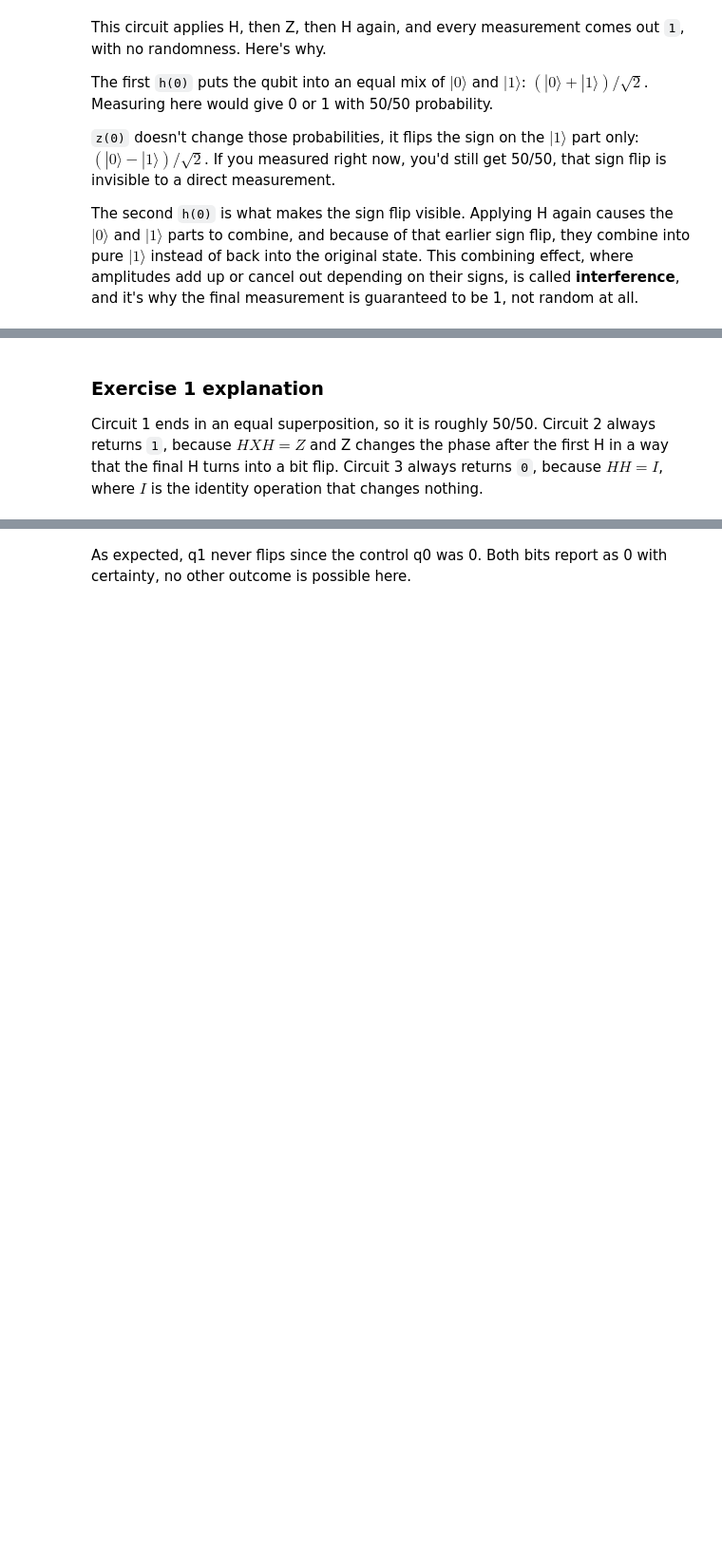
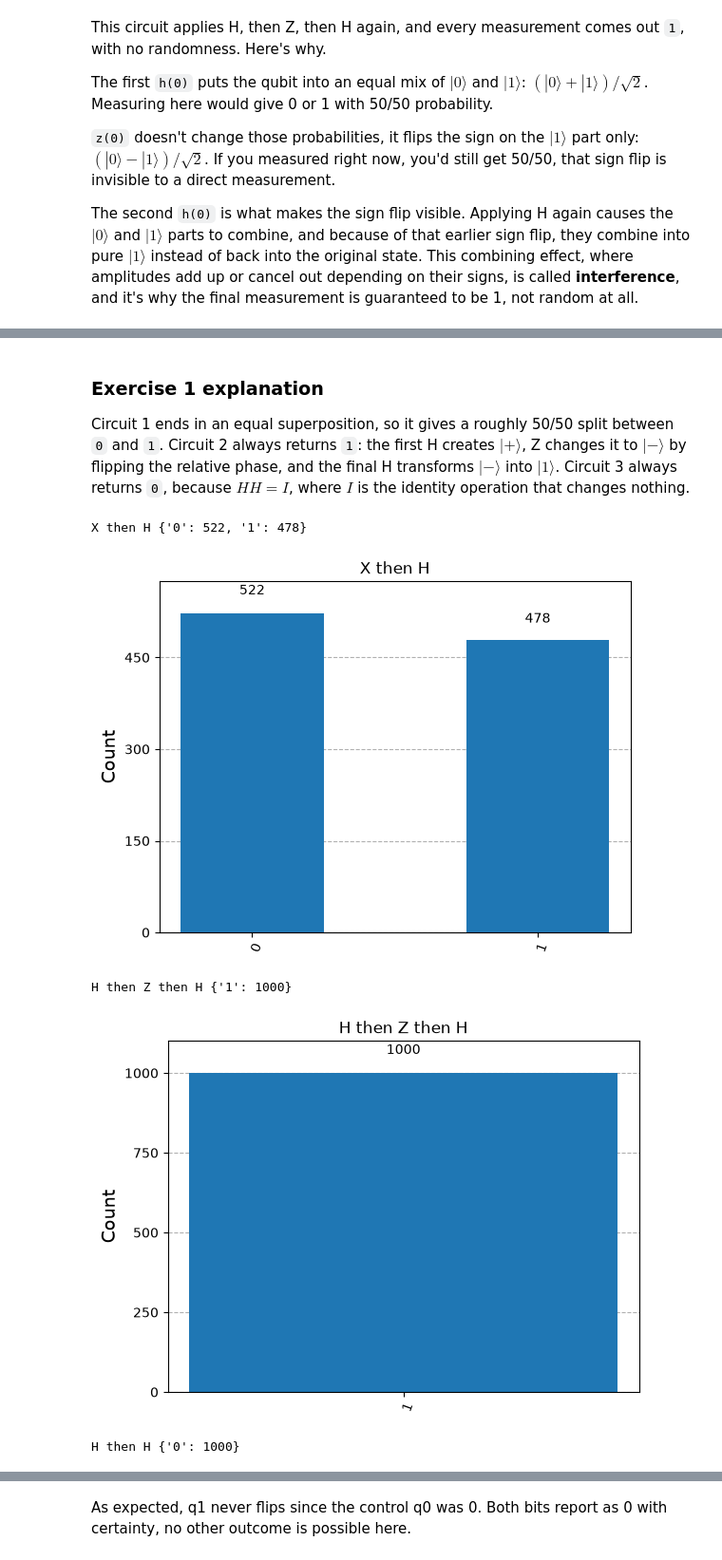
Before and after one commit to aanxnd/zero-to-shor, a Jupyter notebook: intro_to_quantum_with_qiskit_beginner_edition (1).ipynb, the cells around one changed output, grey strips where cells are left out. Shown at 95% size. Cells and saved outputs as stored; diff of their text form; code cells hidden in the pictures; blank space fills up the shorter version.

```diff
--- a/intro_to_quantum_with_qiskit_beginner_edition (1).ipynb
+++ b/intro_to_quantum_with_qiskit_beginner_edition (1).ipynb
@@ -244,10 +244,10 @@ run_one_qubit(qc1, "1. X then H:")
 
 qc2 = QuantumCircuit(1, 1)
 qc2.h(0)
-qc2.x(0)
+qc2.z(0)
 qc2.h(0)
 qc2.measure(0, 0)
-run_one_qubit(qc2, "2. H then X then H:")
+run_one_qubit(qc2, "2. H then Z then H:")
 
 qc3 = QuantumCircuit(1, 1)
 qc3.h(0)
@@ -257,11 +261,17 @@ run_one_qubit(qc3, "3. H then H:"); # Semicolon suppresses the duplicate auto-pr
 # %% [markdown]
 ### Exercise 1 explanation
 
-Circuit 1 ends in an equal superposition, so it is roughly 50/50. Circuit 2 always returns `1`, because $HXH=Z$ and Z changes the phase after the first H in a way that the final H turns into a bit flip. Circuit 3 always returns `0`, because $HH=I$, where $I$ is the identity operation that changes nothing.
+Circuit 1 ends in an equal superposition, so it gives a roughly 50/50 split between `0` and `1`. Circuit 2 always returns `1`: the first H creates $|+\rangle$, Z changes it to $|-\rangle$ by flipping the relative phase, and the final H transforms $|-\rangle$ into $|1\rangle$. Circuit 3 always returns `0`, because $HH=I$, where $I$ is the identity operation that changes nothing.
 # %%
 # Exercise 1 solution visualized as three histograms.
-for circuit, label in [(qc1, "X then H"), (qc2, "H then X then H"), (qc3, "H then H")]:
+for circuit, label in [(qc1, "X then H"), (qc2, "H then Z then H"), (qc3, "H then H")]:
     counts = run_one_qubit(circuit, label)
     fig, ax = plt.subplots()
     plot_histogram(counts, title=label, ax=ax)
     plt.show()
+# %% [output]
+X then H {'0': 522, '1': 478}
+[figure, added]
+H then Z then H {'1': 1000}
+[figure, added]
+H then H {'0': 1000}
```
Also changed, not shown: parts of 3 cells of this notebook.
